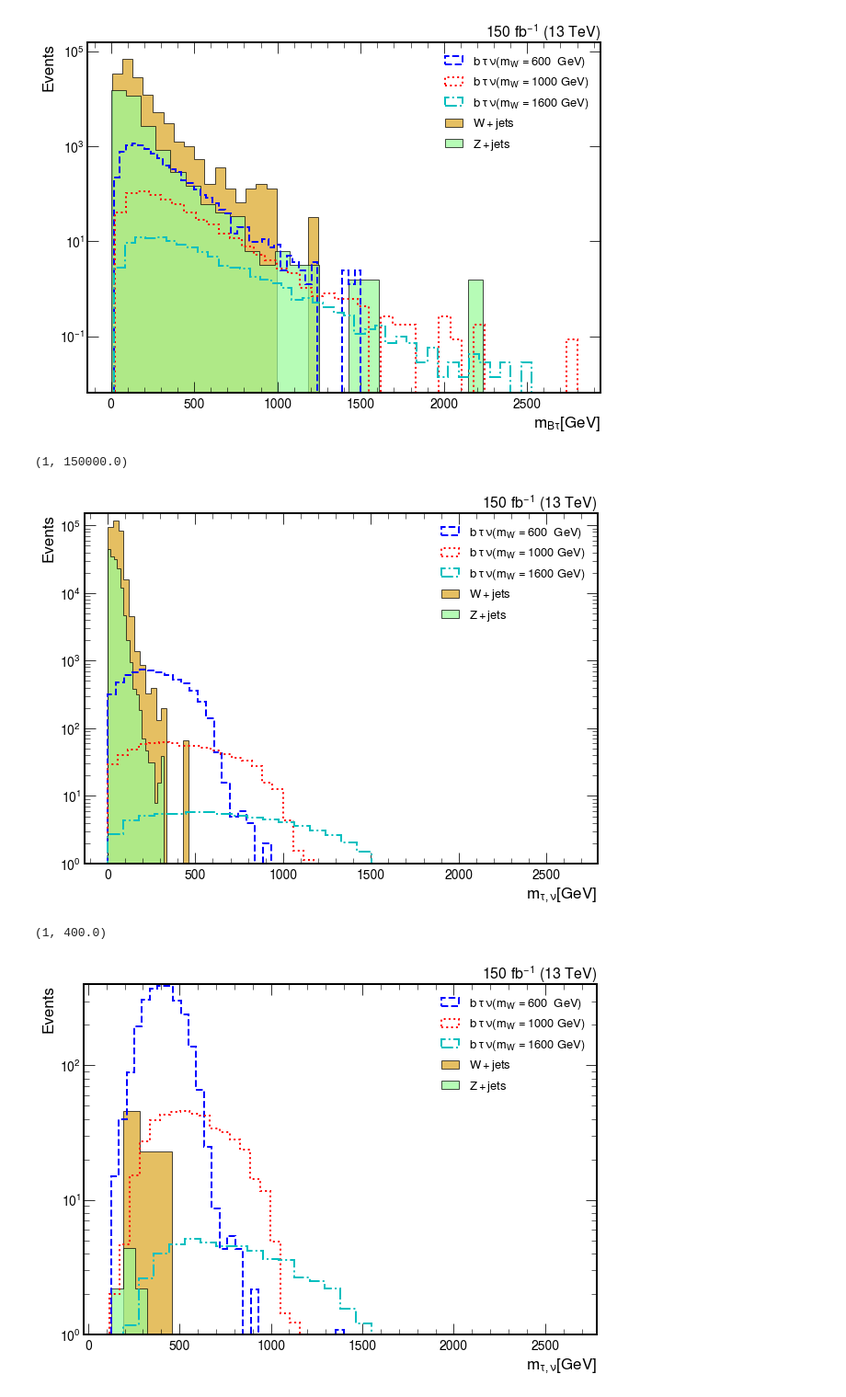
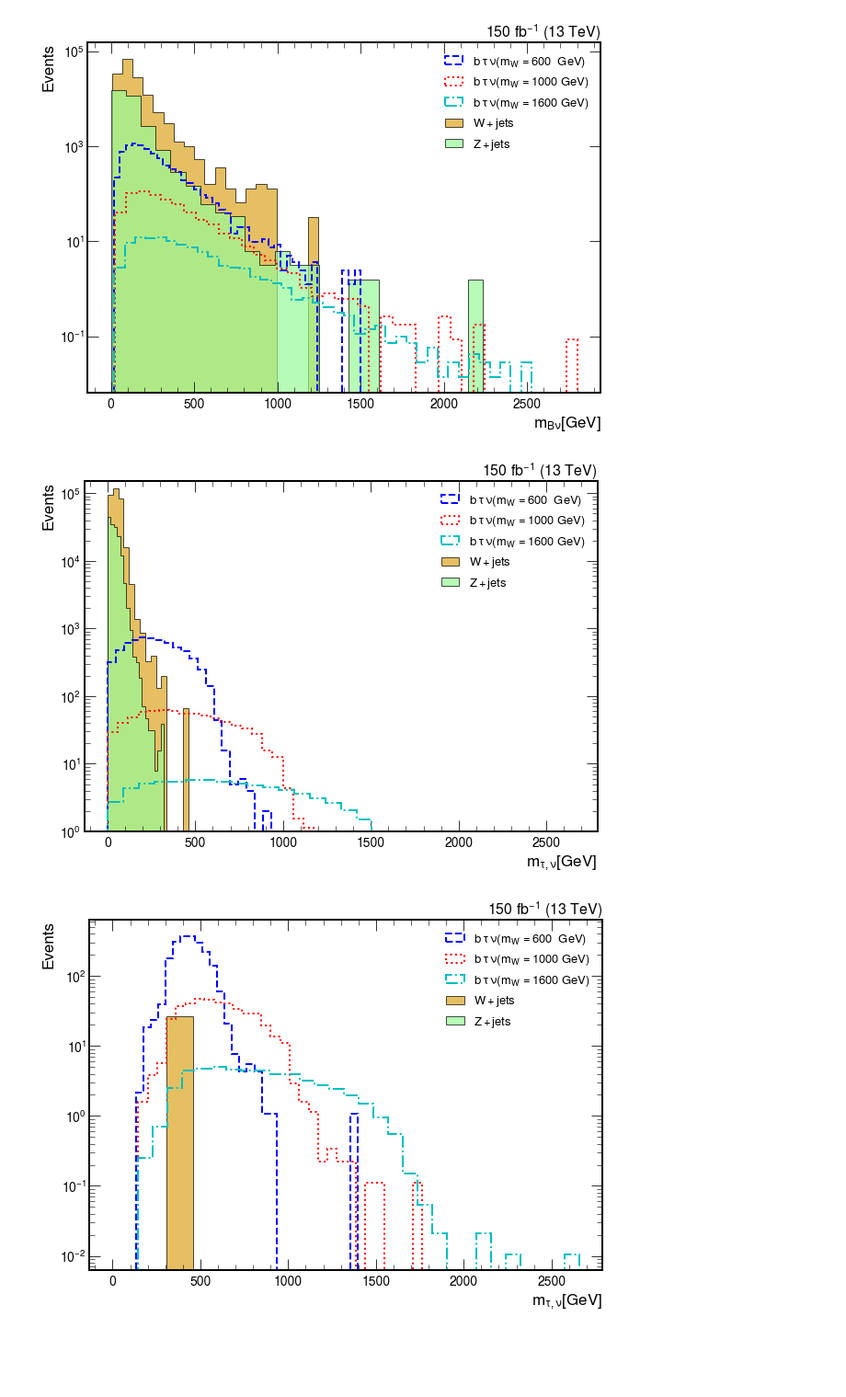
Before and after one commit to tomasate/TareasMast, a Jupyter notebook: Uproot_B_Tau_Nu_analysis_Tomas_Version.ipynb, the cells around one changed output. Shown at 92% size. Drawn from its saved outputs; the diff is of its cells as text; code cells hidden in the pictures; blank space fills up the shorter version.

```diff
--- a/Uproot_B_Tau_Nu_analysis_Tomas_Version.ipynb
+++ b/Uproot_B_Tau_Nu_analysis_Tomas_Version.ipynb
@@ -813,7 +878,7 @@ plt.legend(loc = 'lower right');
 # %%
-opt = 151
+opt = 150
 odp = 0.8
-omet = 90
+omet = 150
 Df_600GeV_cut = final_cuts(Df_600GeV, pt_tau = opt, pt_b=30, del_phi = odp, met = omet)
 Df_1000GeV_cut = final_cuts(Df_1000GeV, pt_tau = opt, pt_b=30, del_phi = odp, met = omet)
 Df_1600GeV_cut = final_cuts(Df_1600GeV, pt_tau = opt, pt_b=30, del_phi = odp, met = omet)
@@ -896,26 +975,24 @@ plot_mass1(labels= labs1, colors= colo1, lines = lineas1,
            mass_type= r'$m_{\tau, \nu}[GeV]$', m1 = m_trvs_tau_nu1[0], m2 = m_trvs_tau_nu1[1],
            m3 = m_trvs_tau_nu1[2], m_bg1 = m_trvs_BgW, m_bg2 = m_trvs_BgZ,
            Weights = w1, nbins = 30, bins_bg =[15,18])
-plt.ylim(1, 1.5e5)
+plt.ylim(1, 1.5e5);
 #plt.xlim(0,2000);
 # %% [output]
-(1, 150000.0)
 [figure]
 # %%
 #Transverse mass of tau with cuts
 m_trvs_tau_nu2 = generate_ploteable_tr_tau_nu_masses(Df_600GeV_cut,Df_1000GeV_cut, Df_1600GeV_cut)
 m_trvs_BgW_cut = transverse_mass(Df_bgw_cut .tau_pT, Df_bgw_cut.met_Met, Df_bgw_cut.Delta_phi_Tau_Met)
 m_trvs_BgZ_cut = transverse_mass(Df_bgz_cut .tau_pT, Df_bgz_cut.met_Met, Df_bgz_cut.Delta_phi_Tau_Met)
 
 plot_mass1(labels= labs1, colors= colo1, lines = lineas1,
            mass_type= r'$m_{\tau, \nu}[GeV]$', m1 = m_trvs_tau_nu2[0], m2 = m_trvs_tau_nu2[1],
            m3 = m_trvs_tau_nu2[2], m_bg1 = m_trvs_BgW_cut,
            Weights = w2, m_bg2 = m_trvs_BgZ_cut, nbins = 30, bins_bg = ['auto', 'auto'])
-plt.ylim(1, 4e2)
+#plt.ylim(1, 4e2);
 #plt.xlim(0,2000);
 # %% [output]
-(1, 400.0)
-[figure, old version]
+[figure, new version]
 # %%
 #Total mass between b tau nu without cuts
 m_T1 = generate_ploteable_total_masses(Df_600GeV, Df_1000GeV, Df_1600GeV)
```
Also changed, not shown: parts of 18 cells of this notebook.
